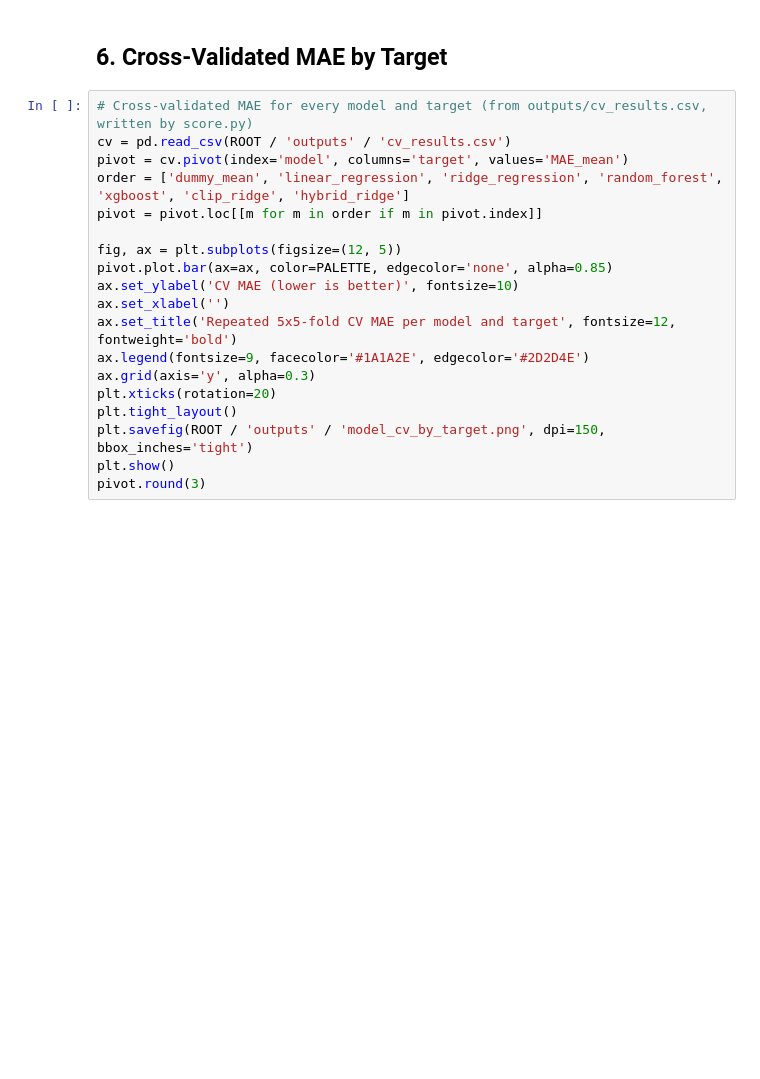
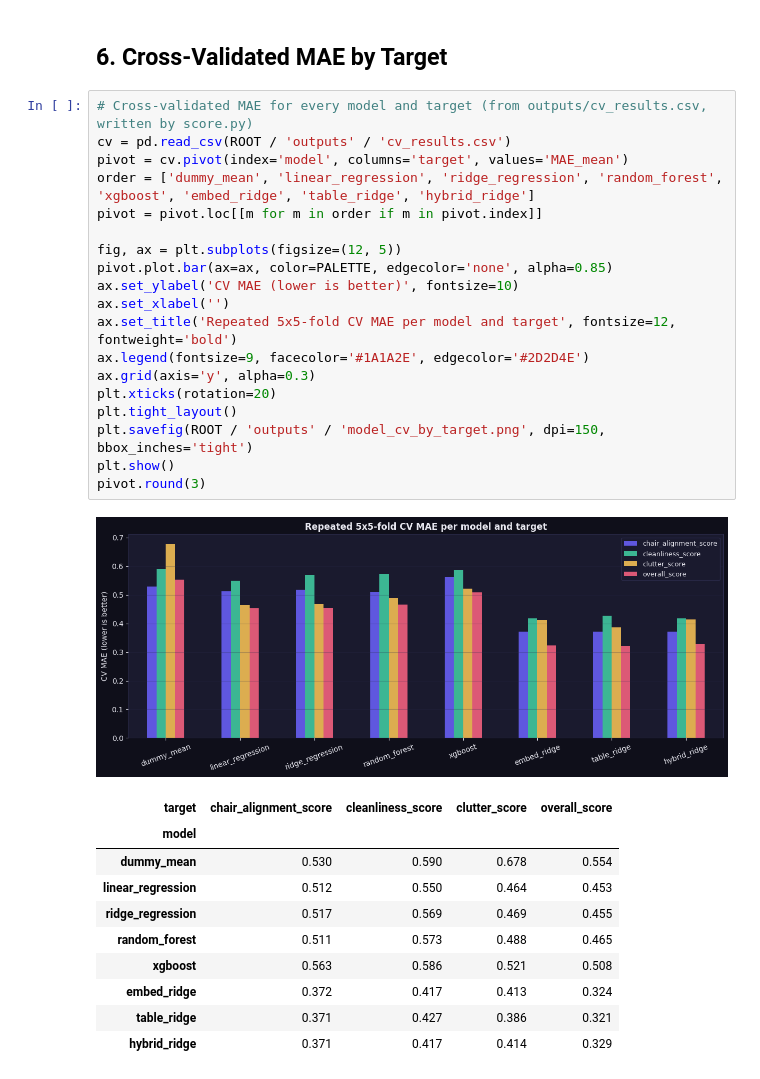
Before and after one commit to Vyom5126/Conference-room-analytics, a Jupyter notebook: notebooks/02_model_analysis.ipynb, the cells around one changed output. Cells and saved outputs as stored; diff of their text form; blank space fills up the shorter version.

```diff
--- a/notebooks/02_model_analysis.ipynb
+++ b/notebooks/02_model_analysis.ipynb
@@ -204,19 +225,31 @@ plt.show()
 # %%
 # Cross-validated MAE for every model and target (from outputs/cv_results.csv, written by score.py)
 cv = pd.read_csv(ROOT / 'outputs' / 'cv_results.csv')
 pivot = cv.pivot(index='model', columns='target', values='MAE_mean')
-order = ['dummy_mean', 'linear_regression', 'ridge_regression', 'random_forest', 'xgboost', 'clip_ridge', 'hybrid_ridge']
+order = ['dummy_mean', 'linear_regression', 'ridge_regression', 'random_forest', 'xgboost', 'embed_ridge', 'table_ridge', 'hybrid_ridge']
 pivot = pivot.loc[[m for m in order if m in pivot.index]]
 
 fig, ax = plt.subplots(figsize=(12, 5))
 pivot.plot.bar(ax=ax, color=PALETTE, edgecolor='none', alpha=0.85)
 ax.set_ylabel('CV MAE (lower is better)', fontsize=10)
 ax.set_xlabel('')
 ax.set_title('Repeated 5x5-fold CV MAE per model and target', fontsize=12, fontweight='bold')
 ax.legend(fontsize=9, facecolor='#1A1A2E', edgecolor='#2D2D4E')
 ax.grid(axis='y', alpha=0.3)
 plt.xticks(rotation=20)
 plt.tight_layout()
 plt.savefig(ROOT / 'outputs' / 'model_cv_by_target.png', dpi=150, bbox_inches='tight')
 plt.show()
 pivot.round(3)
+# %% [output]
+[figure, added]
+| target | chair_alignment_score | cleanliness_score | clutter_score | overall_score |
+| model |  |  |  |  |
+| dummy_mean | 0.530 | 0.590 | 0.678 | 0.554 |
+| linear_regression | 0.512 | 0.550 | 0.464 | 0.453 |
+| ridge_regression | 0.517 | 0.569 | 0.469 | 0.455 |
+| random_forest | 0.511 | 0.573 | 0.488 | 0.465 |
+| xgboost | 0.563 | 0.586 | 0.521 | 0.508 |
+| embed_ridge | 0.372 | 0.417 | 0.413 | 0.324 |
+| table_ridge | 0.371 | 0.427 | 0.386 | 0.321 |
+| hybrid_ridge | 0.371 | 0.417 | 0.414 | 0.329 |
```
Also changed, not shown: parts of 6 cells of this notebook, 50 other files.
